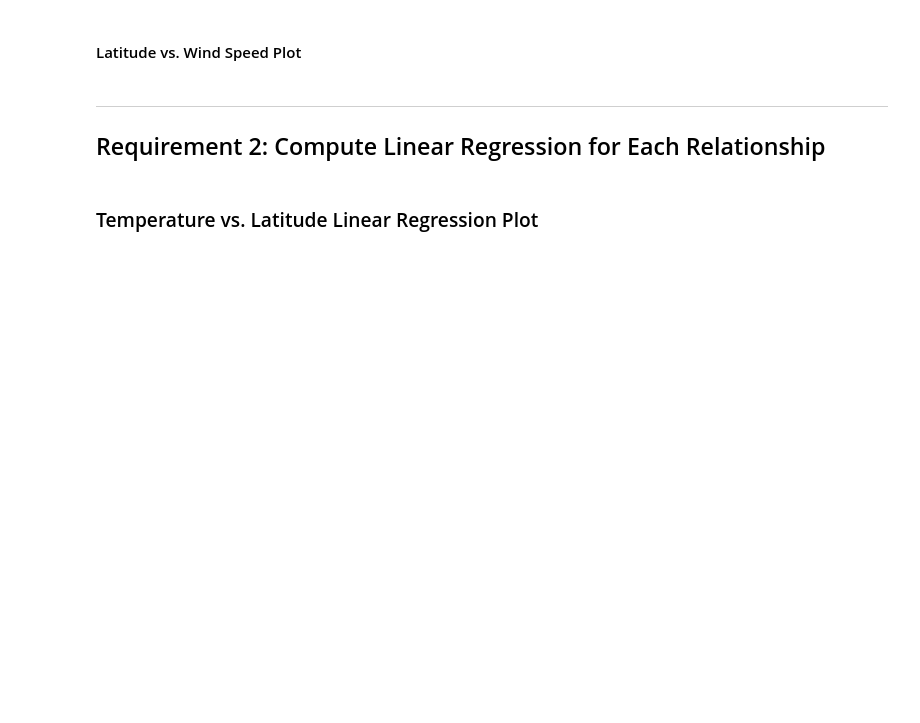
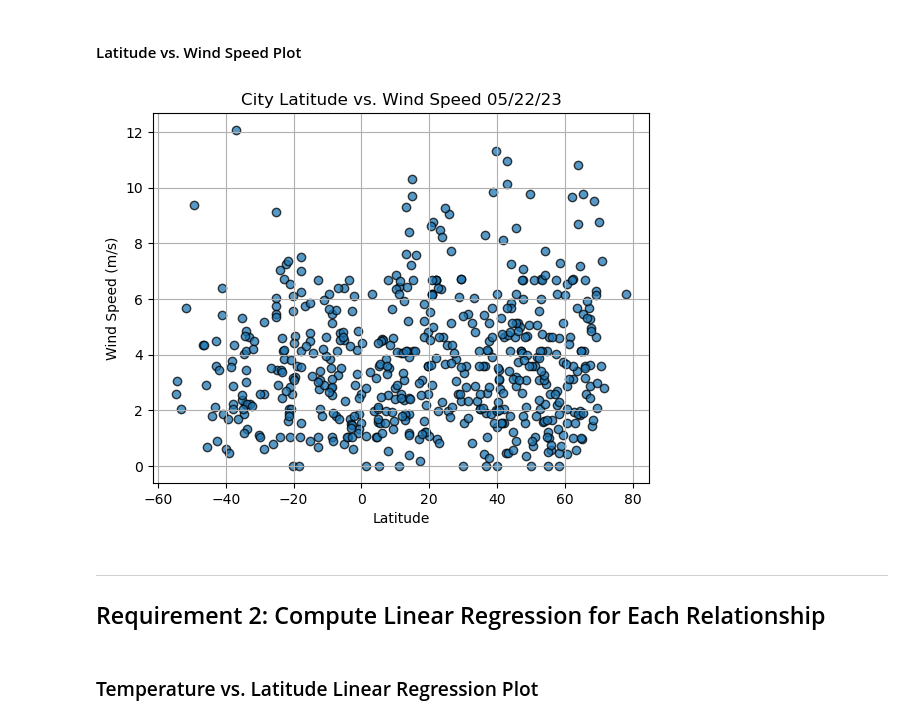
Before and after one commit to erusin12/python-api-challenge, a Jupyter notebook: starter_code/WeatherPy_code.ipynb, the cells around one changed output. Drawn from its saved outputs; the diff is of its cells as text; code cells hidden in the pictures; blank space fills up the shorter version.

```diff
--- a/starter_code/WeatherPy_code.ipynb
+++ b/starter_code/WeatherPy_code.ipynb
@@ -199,16 +271,25 @@ plt.show()
 #### Latitude vs. Wind Speed Plot
 # %%
 # Build the scatter plots for latitude vs. wind speed
-# YOUR CODE HERE
+latitudes = [data["Lat"] for data in city_data]
+city_wind = [data["Wind Speed"] for data in city_data]
+
+# Build scatter plot for latitude vs. humidity
+plt.scatter(latitudes, city_wind, edgecolors="black", alpha=0.75)
 
 # Incorporate the other graph properties
-# YOUR CODE HERE
+plt.title("City Latitude vs. Wind Speed " + time.strftime("%x"))
+plt.xlabel("Latitude")
+plt.ylabel("Wind Speed (m/s)")
+plt.grid(True)
 
 # Save the figure
 plt.savefig("output_data/Fig4.png")
 
 # Show plot
 plt.show()
+# %% [output]
+[figure, added]
 # %% [markdown]
 ---
 
```
Also changed, not shown: parts of 39 cells of this notebook, 15 other files.
